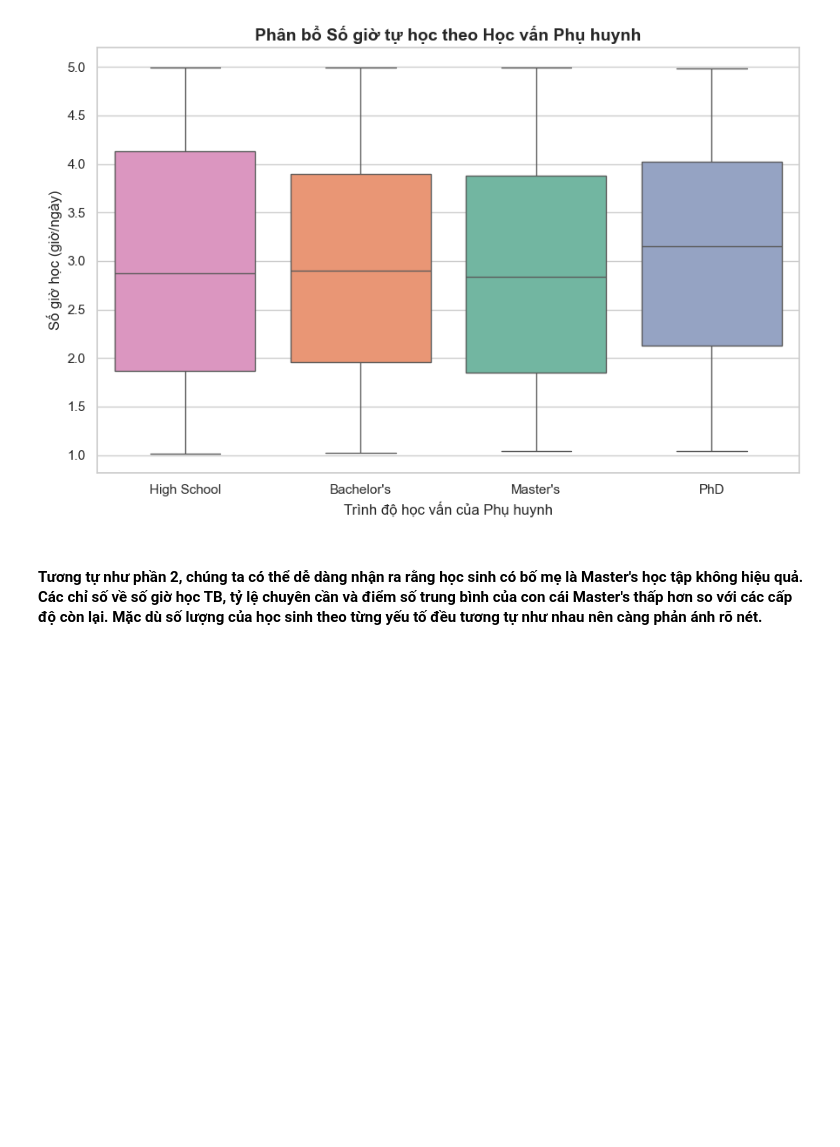
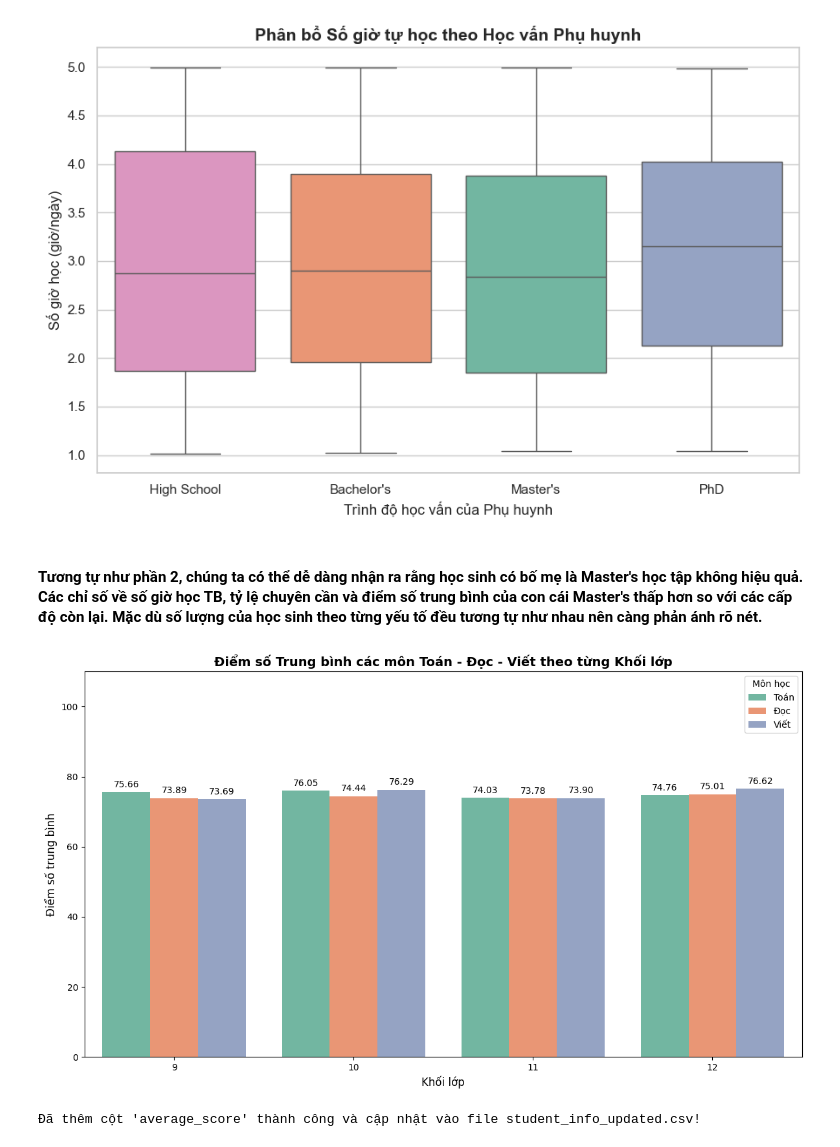
Before and after one commit to EnbacMig21/duan_datahsinh, a Jupyter notebook: phan_tich_data.ipynb, the cells around one changed output. Drawn from its saved outputs; the diff is of its cells as text; code cells hidden in the pictures; blank space fills up the shorter version.

```diff
--- a/phan_tich_data.ipynb
+++ b/phan_tich_data.ipynb
@@ -435,3 +435,77 @@ plt.show()
 [figure]
 # %% [markdown]
 #### Tương tự như phần 2, chúng ta có thể dễ dàng nhận ra rằng học sinh có bố mẹ là Master's học tập không hiệu quả. Các chỉ số về số giờ học TB, tỷ lệ chuyên cần và điểm số trung bình của con cái Master's thấp hơn so với các cấp độ còn lại. Mặc dù số lượng của học sinh theo từng yếu tố đều tương tự như nhau nên càng phản ánh rõ nét.
+# %%
+import pandas as pd
+import matplotlib.pyplot as plt
+import seaborn as sns
+
+# 1. Đọc dữ liệu
+df = pd.read_csv('student_info_updated.csv')
+
+# 2. Chuyển đổi cấu trúc dữ liệu (Melt) để vẽ biểu đồ nhóm
+df_melted = pd.melt(
+    df,
+    id_vars=['grade_level'],
+    value_vars=['math_score', 'reading_score', 'writing_score'],
+    var_name='Mon_Hoc',
+    value_name='Diem_So'
+)
+
+# Đổi tên nhãn hiển thị sang tiếng Việt cho chuyên nghiệp
+ten_mon_hoc = {
+    'math_score': 'Toán',
+    'reading_score': 'Đọc',
+    'writing_score': 'Viết'
+}
+df_melted['Mon_Hoc'] = df_melted['Mon_Hoc'].map(ten_mon_hoc)
+
+# 3. Khởi tạo khung tranh
+plt.figure(figsize=(12, 7))
+
+# 4. Vẽ biểu đồ cột nhóm (hue='Mon_Hoc')
+ax = sns.barplot(
+    data=df_melted,
+    x='grade_level',
+    y='Diem_So',
+    hue='Mon_Hoc',
+    palette='Set2', # Bộ màu pastel phân biệt rất tốt giữa 3 môn
+    errorbar=None,
+    order=[9, 10, 11, 12]
+)
+
+# 5. Thêm nhãn điểm số chính xác lên đầu mỗi cột
+for container in ax.containers:
+    ax.bar_label(container, fmt='%.2f', padding=3)
+
+# 6. Thiết lập tiêu đề và nhãn trục
+plt.title('Điểm số Trung bình các môn Toán - Đọc - Viết theo từng Khối lớp', fontsize=14, fontweight='bold')
+plt.xlabel('Khối lớp', fontsize=12)
+plt.ylabel('Điểm số trung bình', fontsize=12)
+plt.ylim(0, 110) # Tạo khoảng trống phía trên để không bị đè chữ
+plt.legend(title='Môn học', loc='upper right')
+
+# 7. Hiển thị
+plt.tight_layout()
+plt.show()
+# %% [output]
+[figure, added]
+# %%
+import pandas as pd
+
+# 1. Đọc file dữ liệu hiện tại của bạn
+# (Hãy đảm bảo file 'student_info_updated.csv' nằm cùng thư mục với file chạy python này)
+df = pd.read_csv('student_info_updated.csv')
+
+# 2. Tính điểm trung bình của 3 môn (Toán, Đọc, Viết) cho từng học sinh
+# axis=1 giúp tính toán theo từng hàng (từng học sinh)
+# .round(2) để làm tròn điểm trung bình đến 2 chữ số thập phân cho gọn gàng
+df['average_score'] = df[['math_score', 'reading_score', 'writing_score']].mean(axis=1).round(2)
+
+# 3. Lưu đè lại vào file CSV cũ (hoặc đổi tên thành file mới nếu muốn)
+# index=False giúp file lưu ra không bị dư một cột số thứ tự vô danh
+df.to_csv('student_info_updated.csv', index=False)
+
+print("Đã thêm cột 'average_score' thành công và cập nhật vào file student_info_updated.csv!")
+# %% [output]
+Đã thêm cột 'average_score' thành công và cập nhật vào file student_info_updated.csv!
```
Also changed, not shown: parts of 6 cells of this notebook.
